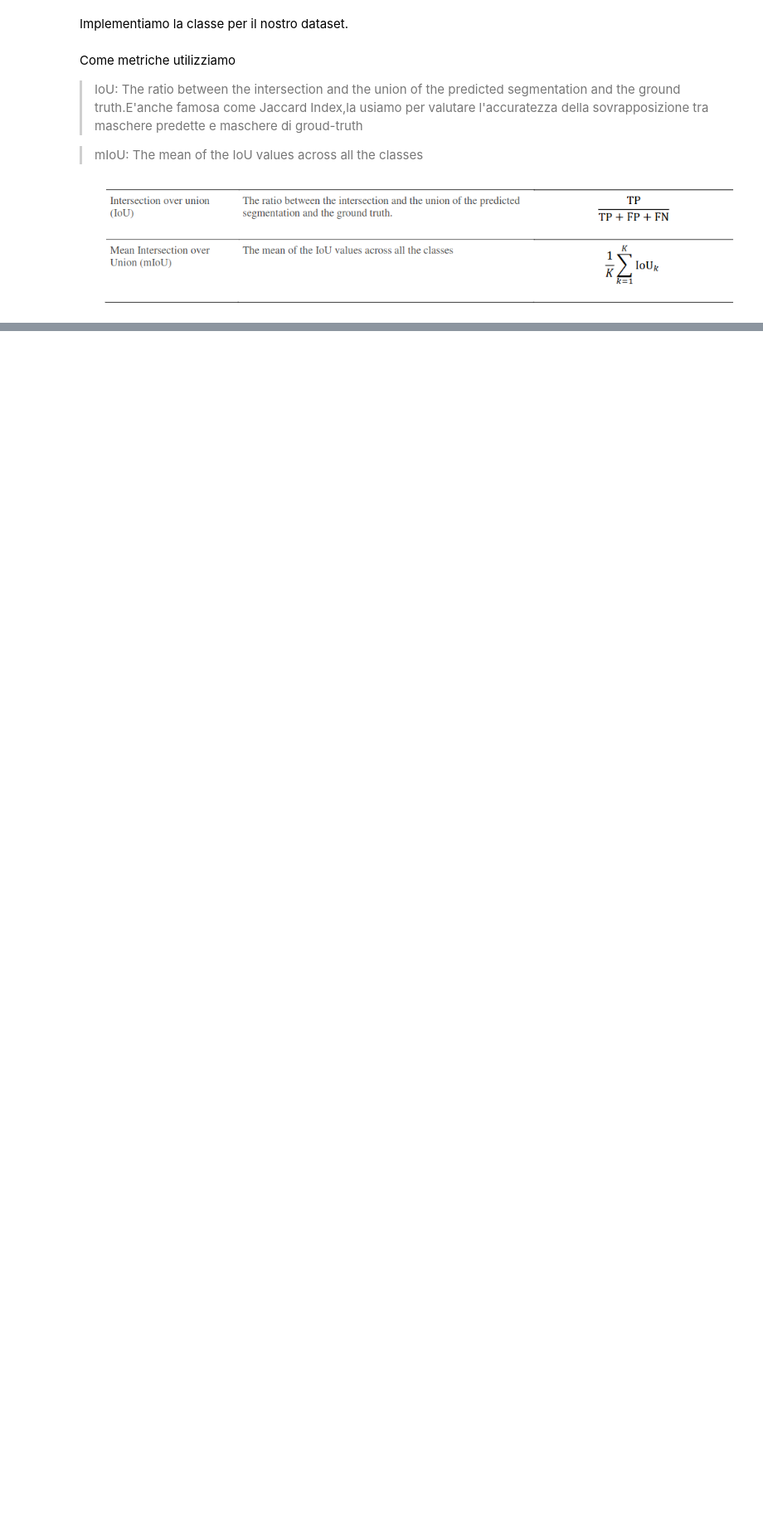
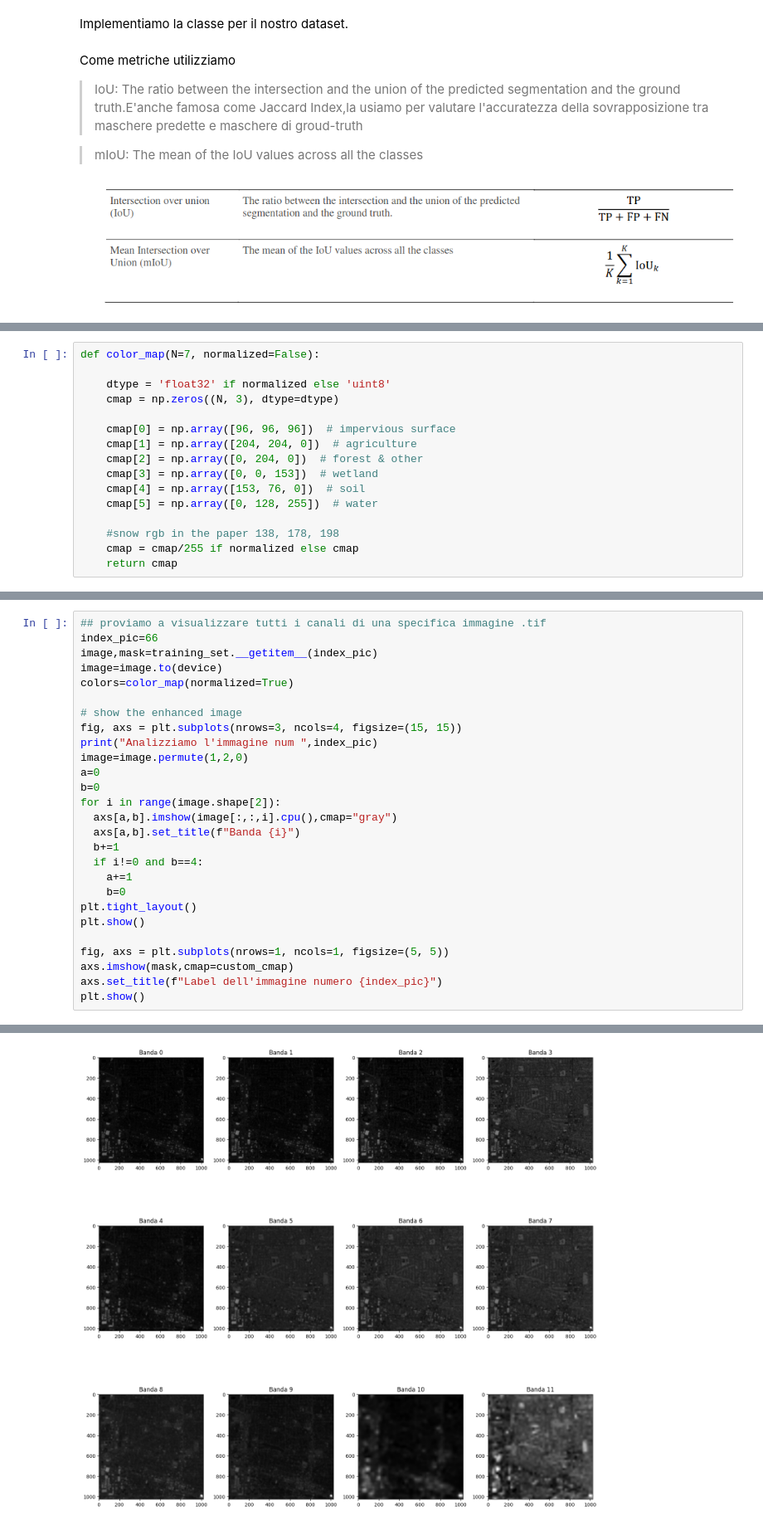
Before and after one commit to camygiuliani/SemanticSegmentation-DynamicEarthNet, a Jupyter notebook: Tesina_labIA_CamillaGiuliani.ipynb, the cells around one changed output, grey strips where cells are left out. Shown at 83% size. Cells and saved outputs as stored; diff of their text form; blank space fills up the shorter version.

```diff
--- a/Tesina_labIA_CamillaGiuliani.ipynb
+++ b/Tesina_labIA_CamillaGiuliani.ipynb
@@ -362,0 +451,16 @@ dataloader = DataLoader(training, batch_size=??, shuffle=True, num_workers=yes)
+# %%
+def color_map(N=7, normalized=False):
+
+    dtype = 'float32' if normalized else 'uint8'
+    cmap = np.zeros((N, 3), dtype=dtype)
+
+    cmap[0] = np.array([96, 96, 96])  # impervious surface
+    cmap[1] = np.array([204, 204, 0])  # agriculture
+    cmap[2] = np.array([0, 204, 0])  # forest & other
+    cmap[3] = np.array([0, 0, 153])  # wetland
+    cmap[4] = np.array([153, 76, 0])  # soil
+    cmap[5] = np.array([0, 128, 255])  # water
+
+    #snow rgb in the paper 138, 178, 198
+    cmap = cmap/255 if normalized else cmap
+    return cmap
@@ -362,0 +515,28 @@ dataloader = DataLoader(training, batch_size=??, shuffle=True, num_workers=yes)
+# %%
+## proviamo a visualizzare tutti i canali di una specifica immagine .tif
+index_pic=66
+image,mask=training_set.__getitem__(index_pic)
+image=image.to(device)
+colors=color_map(normalized=True)
+
+# show the enhanced image
+fig, axs = plt.subplots(nrows=3, ncols=4, figsize=(15, 15))
+print("Analizziamo l'immagine num ",index_pic)
+image=image.permute(1,2,0)
+a=0
+b=0
+for i in range(image.shape[2]):
+  axs[a,b].imshow(image[:,:,i].cpu(),cmap="gray")
+  axs[a,b].set_title(f"Banda {i}")
+  b+=1
+  if i!=0 and b==4:
+    a+=1
+    b=0
+plt.tight_layout()
+plt.show()
+
+fig, axs = plt.subplots(nrows=1, ncols=1, figsize=(5, 5))
+axs.imshow(mask,cmap=custom_cmap)
+axs.set_title(f"Label dell'immagine numero {index_pic}")
+plt.show()
+# %% [output]
@@ -362,0 +544 @@ dataloader = DataLoader(training, batch_size=??, shuffle=True, num_workers=yes)
+[figure, added]
```
Also changed, not shown: parts of 25 cells of this notebook.
